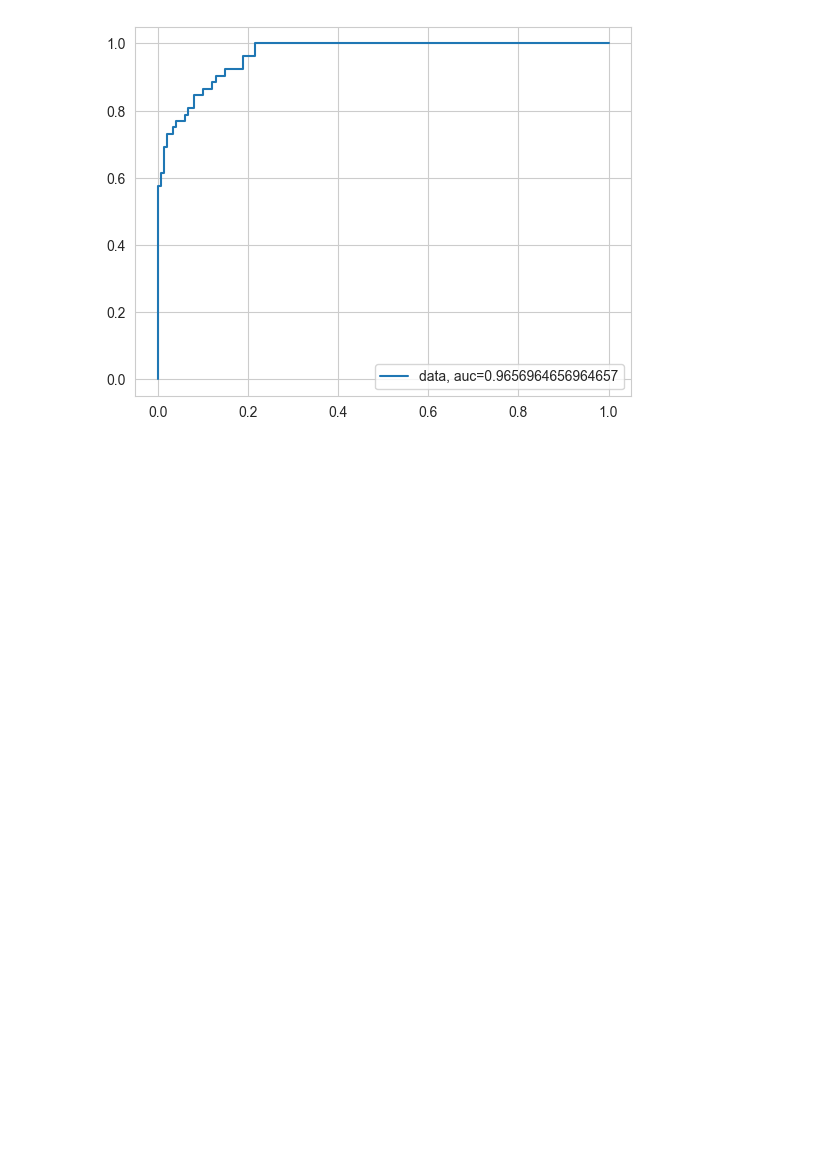
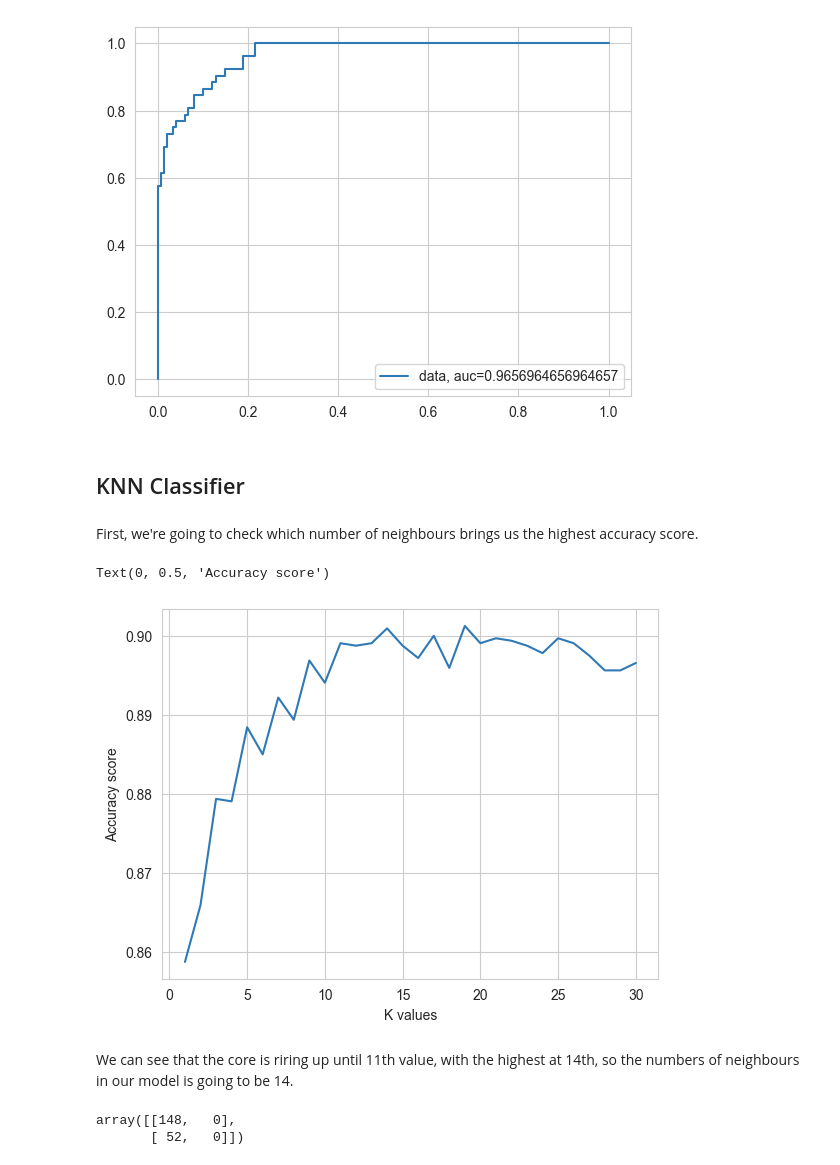
Before and after one commit to kornelia-kozaczewska/churn-prediction, a Jupyter notebook: churn-prediction.ipynb, the cells around one changed output. Cells and saved outputs as stored; diff of their text form; code cells hidden in the pictures; blank space fills up the shorter version.

```diff
--- a/churn-prediction.ipynb
+++ b/churn-prediction.ipynb
@@ -404,3 +412,28 @@ plt.legend(loc=4)
 plt.show()
 # %% [output]
 [figure]
+# %% [markdown]
+## KNN Classifier
+# %% [markdown]
+First, we're going to check which number of neighbours brings us the highest accuracy score.
+# %%
+k_values = [i for i in range(1,31)]
+scores = []
+
+for k in k_values:
+    knn = KNeighborsClassifier(n_neighbors=k, algorithm="auto")
+    knn.fit(x_train_scaled, y_train)
+    distances, indices = knn.kneighbors(x_train_scaled)
+    score = cross_val_score(knn, x_train_scaled, y_train)
+    scores.append(np.mean(score))
+
+y_pred_knn = knn.predict(x_test)
+# %%
+sns.lineplot(x = k_values, y = scores, markers="o")
+plt.xlabel("K values")
+plt.ylabel("Accuracy score")
+# %% [output]
+Text(0, 0.5, 'Accuracy score')
+[figure, added]
+# %% [markdown]
+We can see that the core is riring up until 11th value, with the highest at 14th, so the numbers of neighbours in our model is going to be 14.
@@ -406,0 +446,6 @@ plt.show()
+# %%
+cnf_matrix_knn = confusion_matrix(y_test, y_pred_knn)
+cnf_matrix_knn
+# %% [output]
+array([[148,   0],
+       [ 52,   0]])
```
Also changed, not shown: parts of 32 cells of this notebook.
